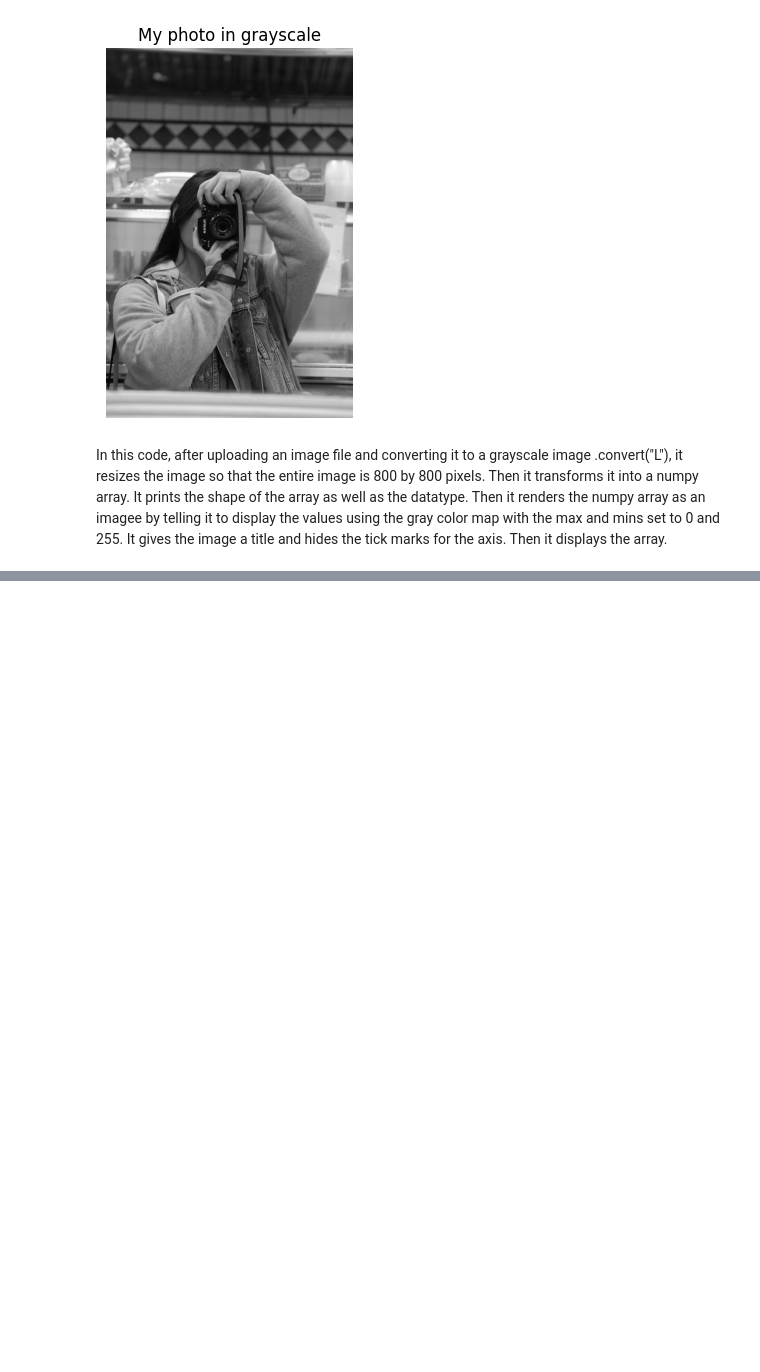
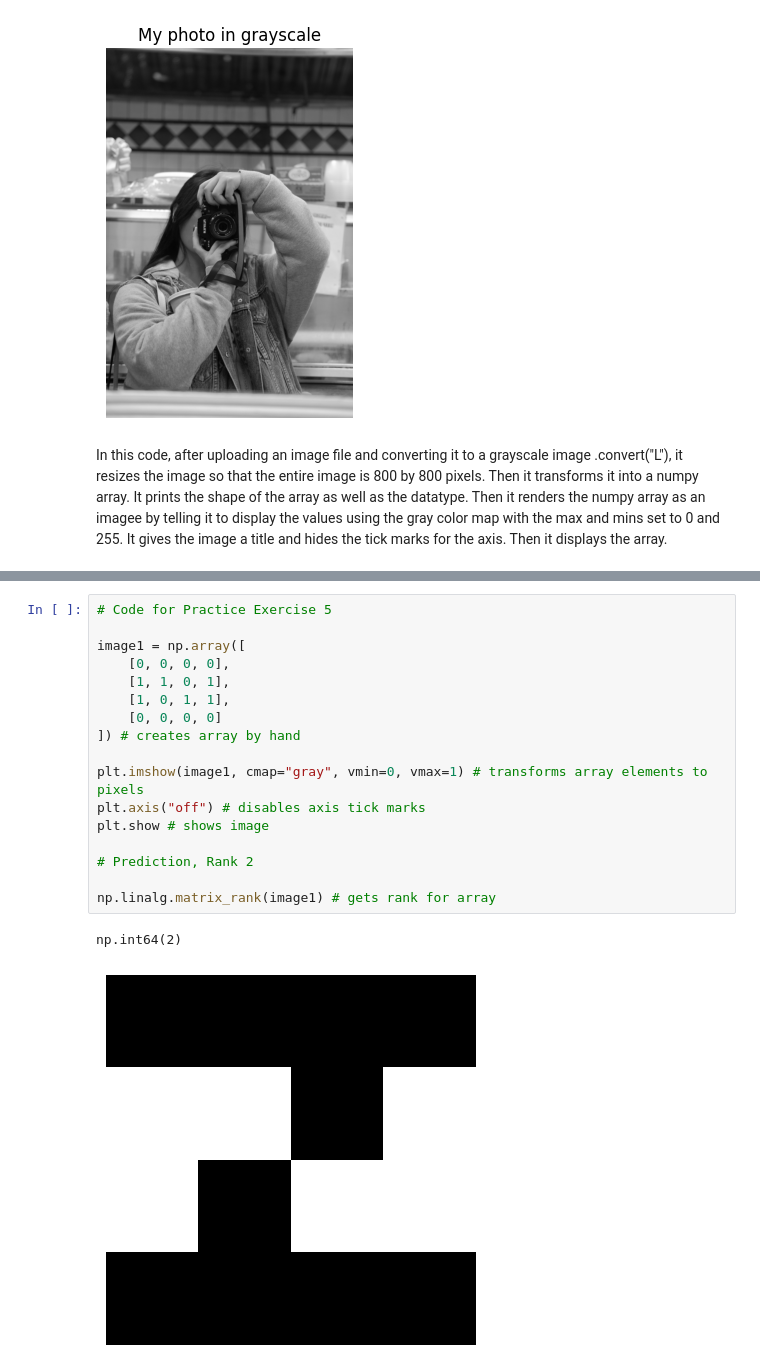
Before and after one commit to iofeii/svd-image-compression, a Jupyter notebook: notebooks/01_image_as_matrix.ipynb, the cells around one changed output, grey strips where cells are left out. Drawn from its saved outputs; the diff is of its cells as text; blank space fills up the shorter version.

Commit message:
Milestone 1 with Practice Exercises answered

```diff
--- a/notebooks/01_image_as_matrix.ipynb
+++ b/notebooks/01_image_as_matrix.ipynb
@@ -157,0 +172,20 @@ In this code, after uploading an image file and converting it to a grayscale ima
+# %%
+# Code for Practice Exercise 5
+
+image1 = np.array([
+    [0, 0, 0, 0],
+    [1, 1, 0, 1],
+    [1, 0, 1, 1],
+    [0, 0, 0, 0]
+]) # creates array by hand
+
+plt.imshow(image1, cmap="gray", vmin=0, vmax=1) # transforms array elements to pixels
+plt.axis("off") # disables axis tick marks
+plt.show # shows image
+
+# Prediction, Rank 2
+
+np.linalg.matrix_rank(image1) # gets rank for array
+# %% [output]
+np.int64(2)
+[figure, added]
```
Also changed, not shown: parts of 3 cells of this notebook.
